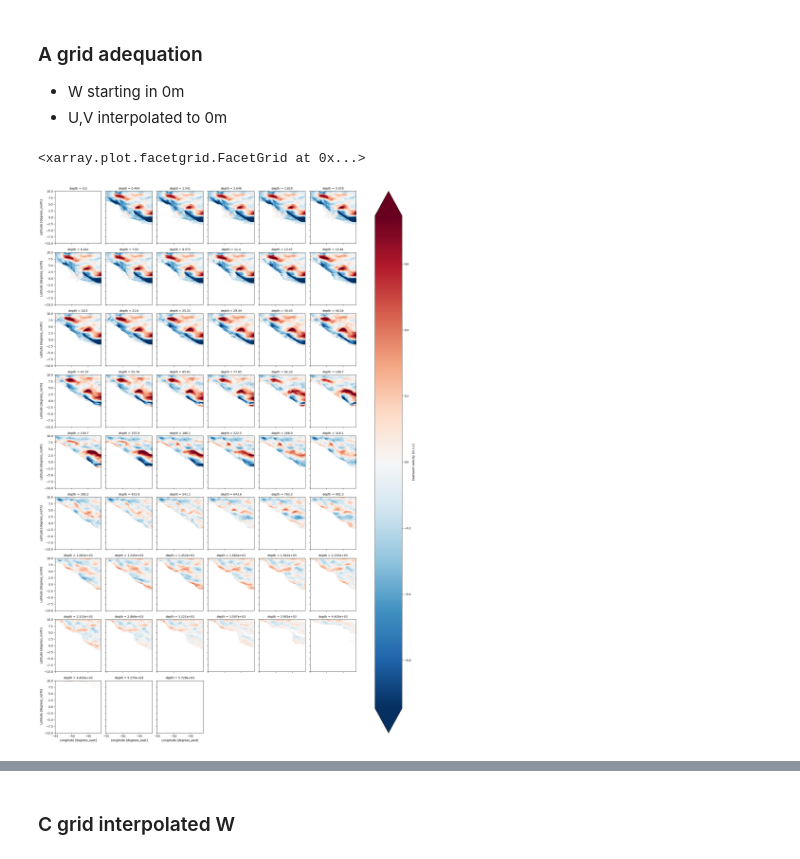
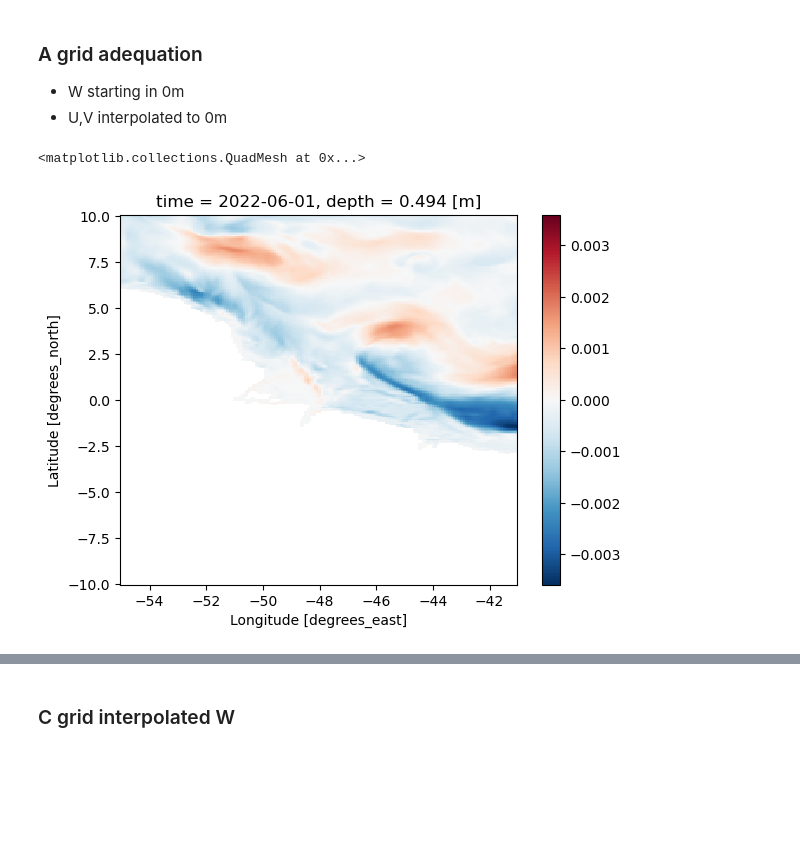
Before and after one commit to danliba/Amazon, a Jupyter notebook: Divergence/notebooks/AM_plume_parcels.ipynb, the cells around one changed output, grey strips where cells are left out. Saved outputs shown, nothing was run; the diff lists cells and outputs as text; code cells hidden in the pictures; blank space fills up the shorter version.

```diff
--- a/Divergence/notebooks/AM_plume_parcels.ipynb
+++ b/Divergence/notebooks/AM_plume_parcels.ipynb
@@ -47,18 +49,21 @@ Attributes:
 ### A grid adequation
 * W starting in 0m
 * U,V interpolated to 0m
+# %%
+## linear interpolation with depth 0.001
+((ds.uo.isel(depth=0) * 0.001)/ds.depth.isel(depth=0)).isel(time=0).plot()
+# %% [output]
+<matplotlib.collections.QuadMesh at 0x...>
+[figure, added]
 # %%
-# #1. We insert the 0m at z
-# z = np.insert(ds.depth.values,0,0.0)
+#1. We insert the 0m at z
+z = np.insert(ds.depth.values,0,0.001)
 
-# #2. We linearly interpolate the U,V
-# ds= ds.interp(depth=z)
-# ds['w'][..., 0, :, :] = 0
-# ds['uo'][..., 0, :, :] = ds.uo.isel(depth=0)
-# ds['vo'][..., 0, :, :] = ds.vo.isel(depth=0)
+#2. We linearly interpolate the U,V
+ds_= ds.interp(depth=z)
+ds_['w'][..., 0, :, :] = 0
+ds_['uo'][..., 0, :, :] = ((ds.uo.isel(depth=0) * 0.001)/ds.depth.isel(depth=0)).isel(time=0)
+ds_['vo'][..., 0, :, :] = ((ds.vo.isel(depth=0) * 0.001)/ds.depth.isel(depth=0)).isel(time=0)
 
-# ds.isel(time=0).uo.plot(x='longitude',y='latitude',col='depth',col_wrap=6, robust=True)
+# ds_.isel(time=0).vo.plot(x='longitude',y='latitude',col='depth',col_wrap=6, robust=True)
-# %% [output]
-<xarray.plot.facetgrid.FacetGrid at 0x...>
-[figure, removed]
 # %%
```
Also changed, not shown: parts of 18 cells of this notebook, 9 other files.
